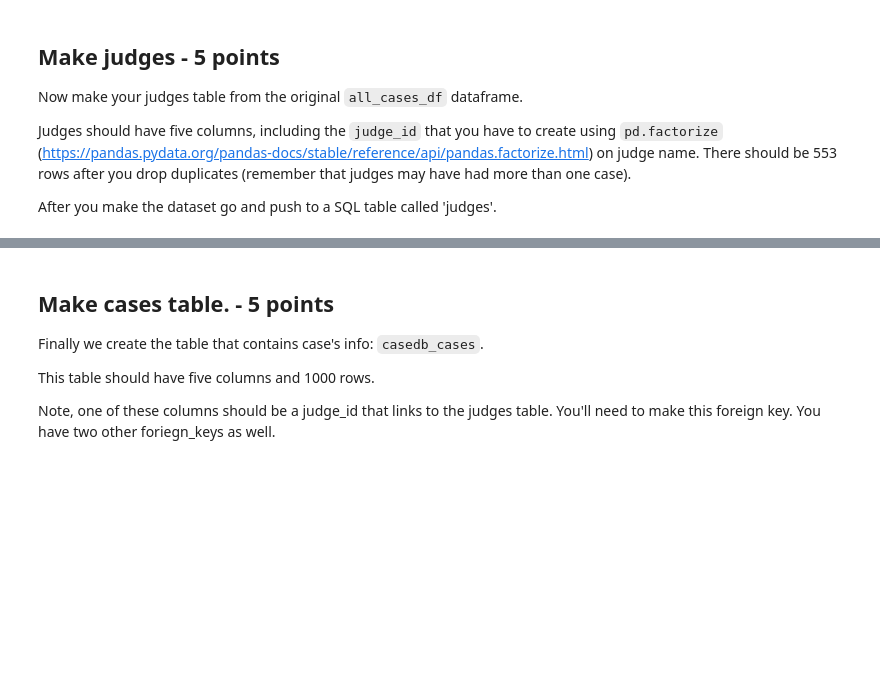
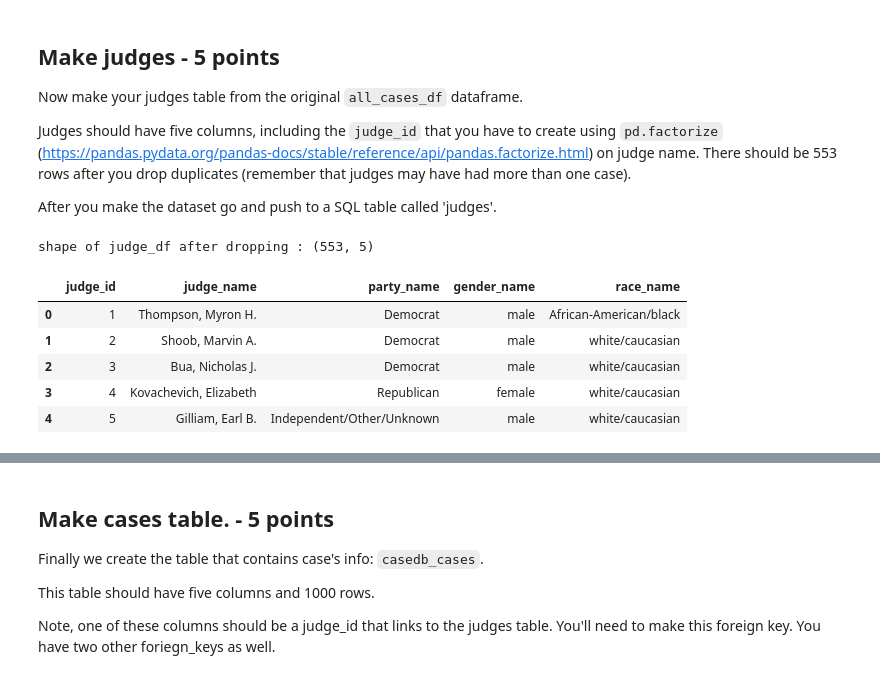
Before and after one commit to CougarBellinger/ISTA-322-FA24, a Jupyter notebook: Classwork/Homework/DE_HW5_cougar_bellinger.ipynb, the cells around one changed output, grey strips where cells are left out. Saved outputs shown, nothing was run; the diff lists cells and outputs as text; code cells hidden in the pictures; blank space fills up the shorter version.

```diff
--- a/Classwork/Homework/DE_HW5_cougar_bellinger.ipynb
+++ b/Classwork/Homework/DE_HW5_cougar_bellinger.ipynb
@@ -95,3 +252,16 @@ Do the same to create the `casedb_category` table and load data
+# %%
+#load data
+data_tups = [tuple(x) for x in category_df.to_numpy()]
+insert_query = """
+INSERT IGNORE INTO casedb_category(category_id, category_name)
+VALUES (%s, %s);
+"""
+
+conn, cur = get_conn_cur()
+cur.executemany(insert_query, data_tups)
+conn.commit() # commit
+cur.close() # close
+conn.close() # close
 # %%
 #TEST
 run_query("SELECT COUNT(*) FROM casedb_category;")
@@ -112,3 +288,6 @@ Judges should have five columns, including the `judge_id` that you have to creat
 After you make the dataset go and push to a SQL table called 'judges'.
 # %%
 #Create judge id and assign to judge_id attribute on all_cases_df
+judge_id = pd.factorize(all_cases_df['judge_name'])[0] + 1
+all_cases_df['judge_id'] = judge_id
+# all_cases_df[['judge_id', 'judge_name']].head()
@@ -120,0 +294,39 @@ After you make the dataset go and push to a SQL table called 'judges'.
+# %%
+#create judge_df
+judge_df = all_cases_df[['judge_id', 'judge_name', 'party_name', 'gender_name', 'race_name']]
+judge_df = judge_df.drop_duplicates()
+print(f'shape of judge_df after dropping : {judge_df.shape}')
+# %% [output]
+shape of judge_df after dropping : (553, 5)
+# %%
+#create table casedb_judge
+def create_judge_table():
+    conn, cur = get_conn_cur()
+
+    # drop_query = """ DROP TABLE IF EXISTS casedb_judge; """
+    # cur.execute(drop_query) # execute
+
+    create_query = """
+    CREATE TABLE IF NOT EXISTS casedb_judge (
+        judge_id INT PRIMARY KEY,
+        judge_name VARCHAR(255),
+        party_name VARCHAR(255),
+        gender_name VARCHAR(255),
+        race_name VARCHAR(255)
+    );
+    """
+    cur.execute(create_query)
+
+    conn.commit() # commit
+    cur.close() # close
+    conn.close() # close
+
+create_judge_table()
+sql_head(table_name='casedb_judge')
+# %% [output]
+|  | judge_id | judge_name | party_name | gender_name | race_name |
+| 0 | 1 | Thompson, Myron H. | Democrat | male | African-American/black |
+| 1 | 2 | Shoob, Marvin A. | Democrat | male | white/caucasian |
+| 2 | 3 | Bua, Nicholas J. | Democrat | male | white/caucasian |
+| 3 | 4 | Kovachevich, Elizabeth | Republican | female | white/caucasian |
+| 4 | 5 | Gilliam, Earl B. | Independent/Other/Unknown | male | white/caucasian |
```
Also changed, not shown: parts of 44 cells of this notebook, 12 other files.
